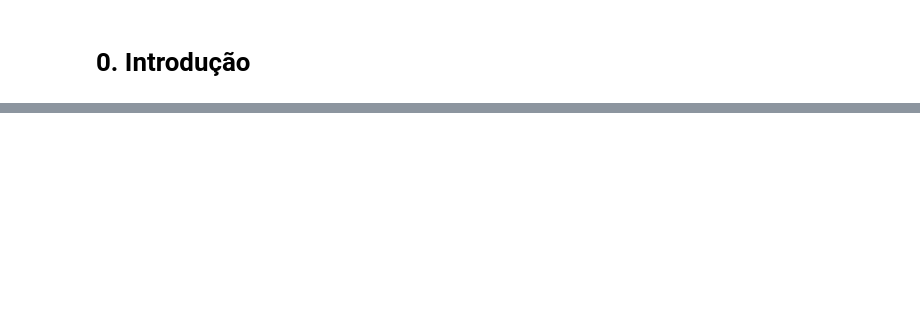
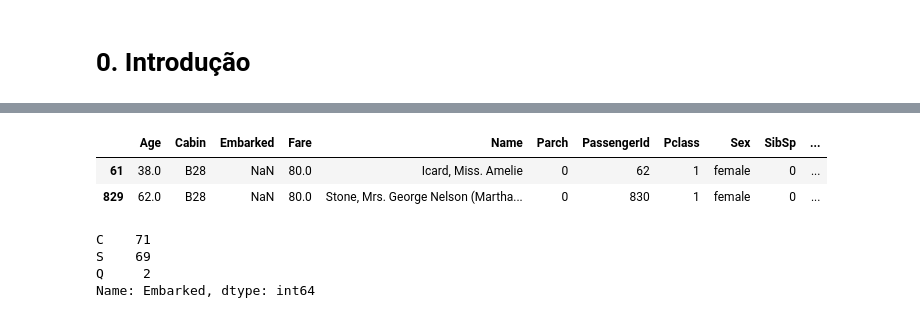
Before and after one commit to kawakami01/data-analysis-and-modeling-kaggle-titanic-competition, a Jupyter notebook: data-analysis-and-modeling-kaggle-titanic-competition.ipynb, the cells around one changed output, grey strips where cells are left out. Saved outputs shown, nothing was run; the diff lists cells and outputs as text; code cells hidden in the pictures; blank space fills up the shorter version.

```diff
--- a/data-analysis-and-modeling-kaggle-titanic-competition.ipynb
+++ b/data-analysis-and-modeling-kaggle-titanic-competition.ipynb
@@ -29,0 +174,2 @@ sns.barplot(x=[1,2,3,4,5,6,7],y=[2,4,6,8,10,12,14]);
+# %%
+df_all['Age'] = df_all.groupby(['Sex', 'Pclass'])['Age'].apply(lambda x: x.fillna(x.median()))
@@ -29,0 +179,13 @@ sns.barplot(x=[1,2,3,4,5,6,7],y=[2,4,6,8,10,12,14]);
+# %%
+df_all[df_all['Embarked'].isnull()]
+# %% [output]
+|  | Age | Cabin | Embarked | Fare | Name | Parch | PassengerId | Pclass | Sex | SibSp | ... |
+| 61 | 38.0 | B28 | NaN | 80.0 | Icard, Miss. Amelie | 0 | 62 | 1 | female | 0 | ... |
+| 829 | 62.0 | B28 | NaN | 80.0 | Stone, Mrs. George Nelson (Martha... | 0 | 830 | 1 | female | 0 | ... |
+# %%
+df_all.query("Sex == 'female' and Pclass == 1")['Embarked'].value_counts(ascending=False)
+# %% [output]
+C    71
+S    69
+Q     2
+Name: Embarked, dtype: int64
```
Also changed, not shown: parts of 24 cells of this notebook.
